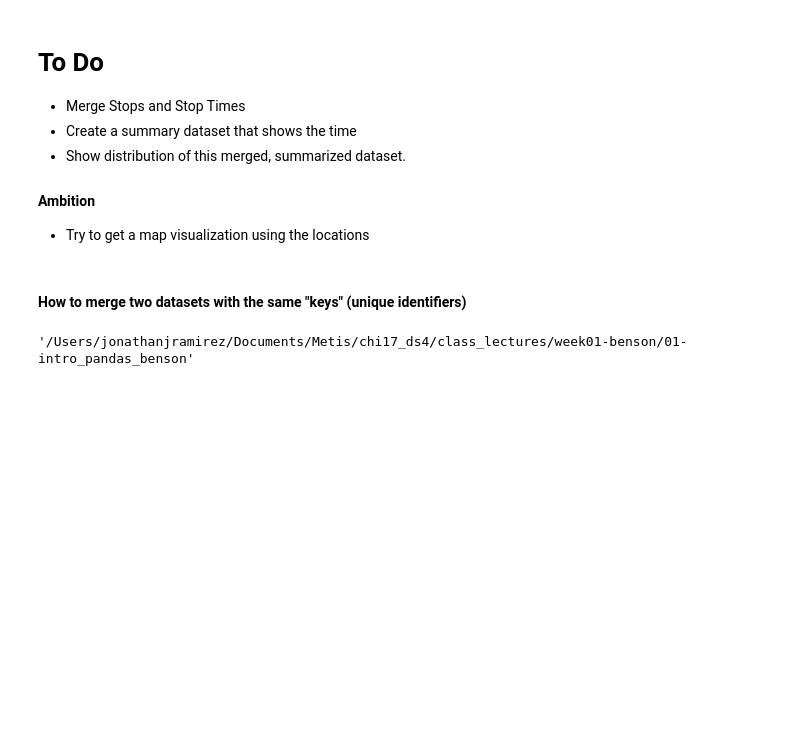
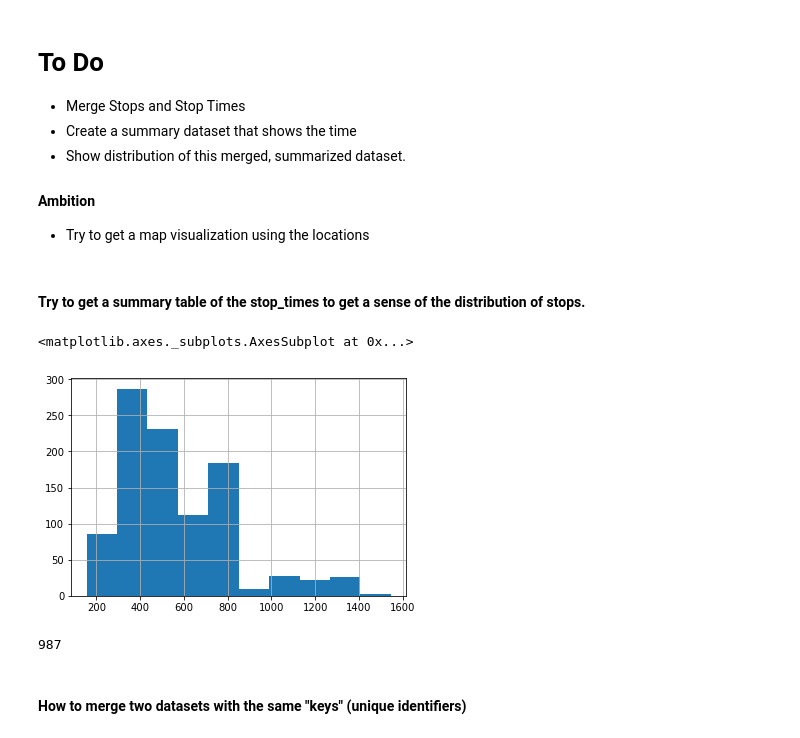
Before and after one commit to jonram91/MTAProject1, a Jupyter notebook: Project 1_JR.ipynb, the cells around one changed output. Cells and saved outputs as stored; diff of their text form; code cells hidden in the pictures; blank space fills up the shorter version.

```diff
--- a/Project 1_JR.ipynb
+++ b/Project 1_JR.ipynb
@@ -35,7 +39,7 @@ trips.head(10)
 | 8 | 7 | A20170625SUN | A20170625SUN_044100_7..S97R | 34 ST - 11 AV | 1 | NaN | 7..S97R |
 | 9 | 7 | A20170625SUN | A20170625SUN_049050_7..N97R | FLUSHING - MAIN ST | 0 | NaN | 7..N97R |
 # %%
-stop_times = pd.read_csv('/Users/jonathanjramirez/Downloads/google_transit/stop_times.txt',
+stop_times = pd.read_csv('Data/google_transit/stop_times.txt',
                         delimiter = ',')
 
 stop_times.head(10)
@@ -61,3 +69,16 @@ stop_times.head(10)
 <h4> Ambition </h4>
 
 * Try to get a map visualization using the locations
+# %% [markdown]
+<h4> Try to get a summary table of the stop_times to get a sense of the distribution of stops. </h4>
+# %%
+stop_times_aggregated = stop_times.groupby(['stop_id']).count()
+# %%
+stop_times_aggregated['trip_id'].hist()
+# %% [output]
+<matplotlib.axes._subplots.AxesSubplot at 0x...>
+[figure, added]
+# %%
+len(stop_times_aggregated)
+# %% [output]
+987
@@ -64,6 +87,2 @@ stop_times.head(10)
 # %% [markdown]
 <h4> How to merge two datasets with the same "keys" (unique identifiers) </h4>
-# %%
-pwd
-# %% [output]
-'/Users/jonathanjramirez/Documents/Metis/chi17_ds4/class_lectures/week01-benson/01-intro_pandas_benson'
```
Also changed, not shown: parts of 9 cells of this notebook.
